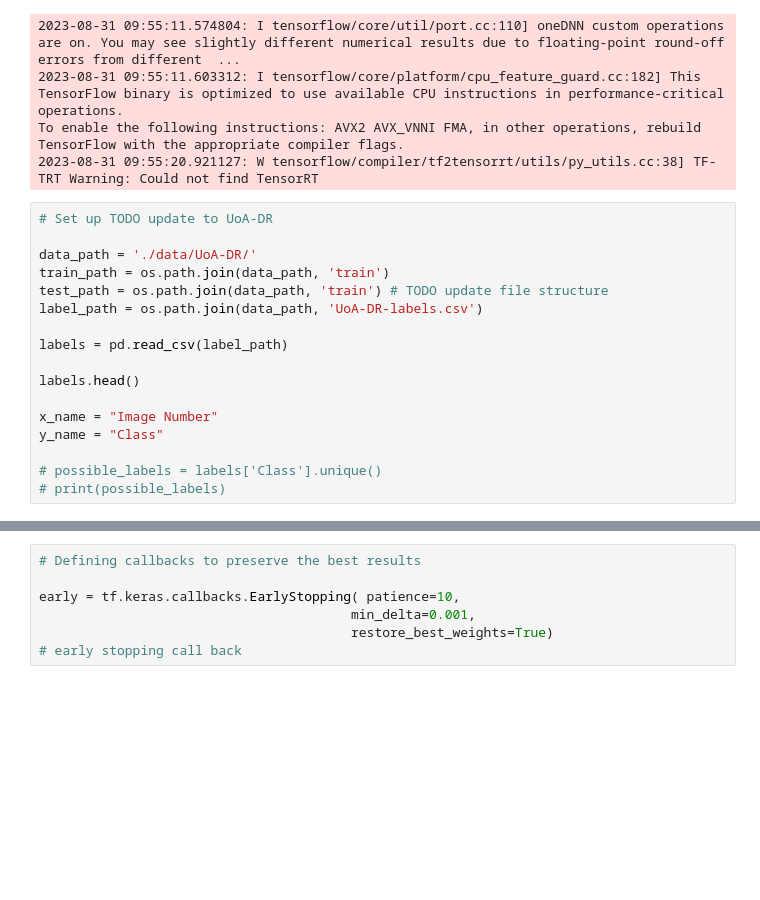
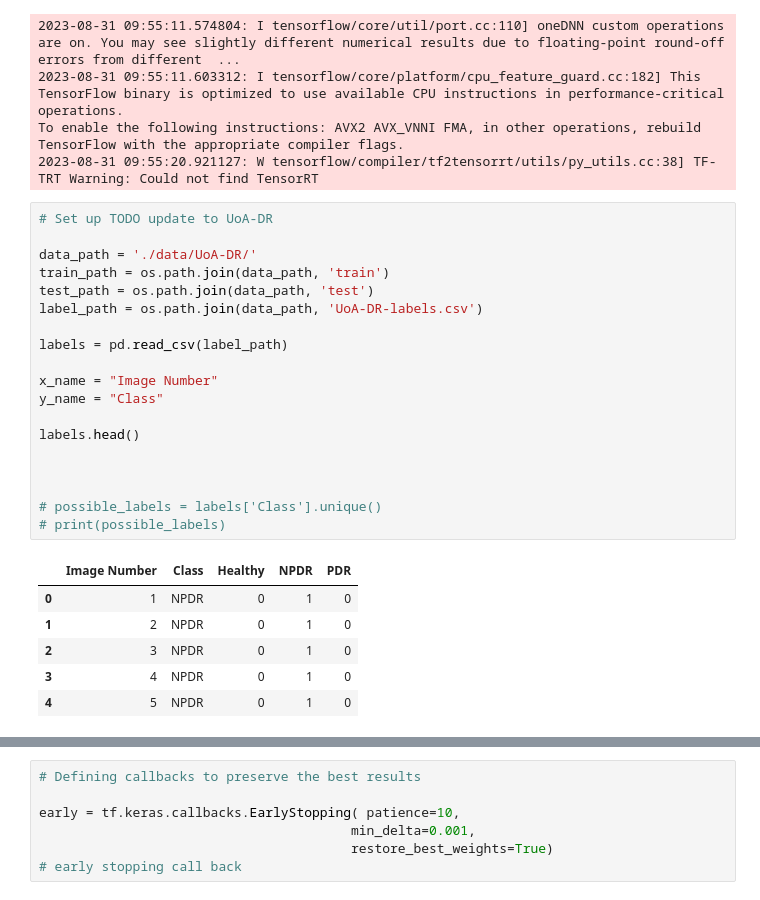
Before and after one commit to yiyangjessieyu/Deep-Learning-Image-Classifier, a Jupyter notebook: image_classifier_multi.ipynb, the cells around one changed output, grey strips where cells are left out. Cells and saved outputs as stored; diff of their text form; blank space fills up the shorter version.

```diff
--- a/image_classifier_multi.ipynb
+++ b/image_classifier_multi.ipynb
@@ -38,20 +38,29 @@ To enable the following instructions: AVX2 AVX_VNNI FMA, in other operations, re
 # %%
 # Set up TODO update to UoA-DR
 
 data_path = './data/UoA-DR/'
 train_path = os.path.join(data_path, 'train')
-test_path = os.path.join(data_path, 'train') # TODO update file structure
+test_path = os.path.join(data_path, 'test')
 label_path = os.path.join(data_path, 'UoA-DR-labels.csv')
 
 labels = pd.read_csv(label_path)
 
-labels.head()
-
 x_name = "Image Number"
 y_name = "Class"
 
+labels.head()
+
+
+
 # possible_labels = labels['Class'].unique()
 # print(possible_labels)
+# %% [output]
+|  | Image Number | Class | Healthy | NPDR | PDR |
+| 0 | 1 | NPDR | 0 | 1 | 0 |
+| 1 | 2 | NPDR | 0 | 1 | 0 |
+| 2 | 3 | NPDR | 0 | 1 | 0 |
+| 3 | 4 | NPDR | 0 | 1 | 0 |
+| 4 | 5 | NPDR | 0 | 1 | 0 |
 # %%
 # Custom functions
 
```
Also changed, not shown: parts of 6 cells of this notebook, 1 other file.
